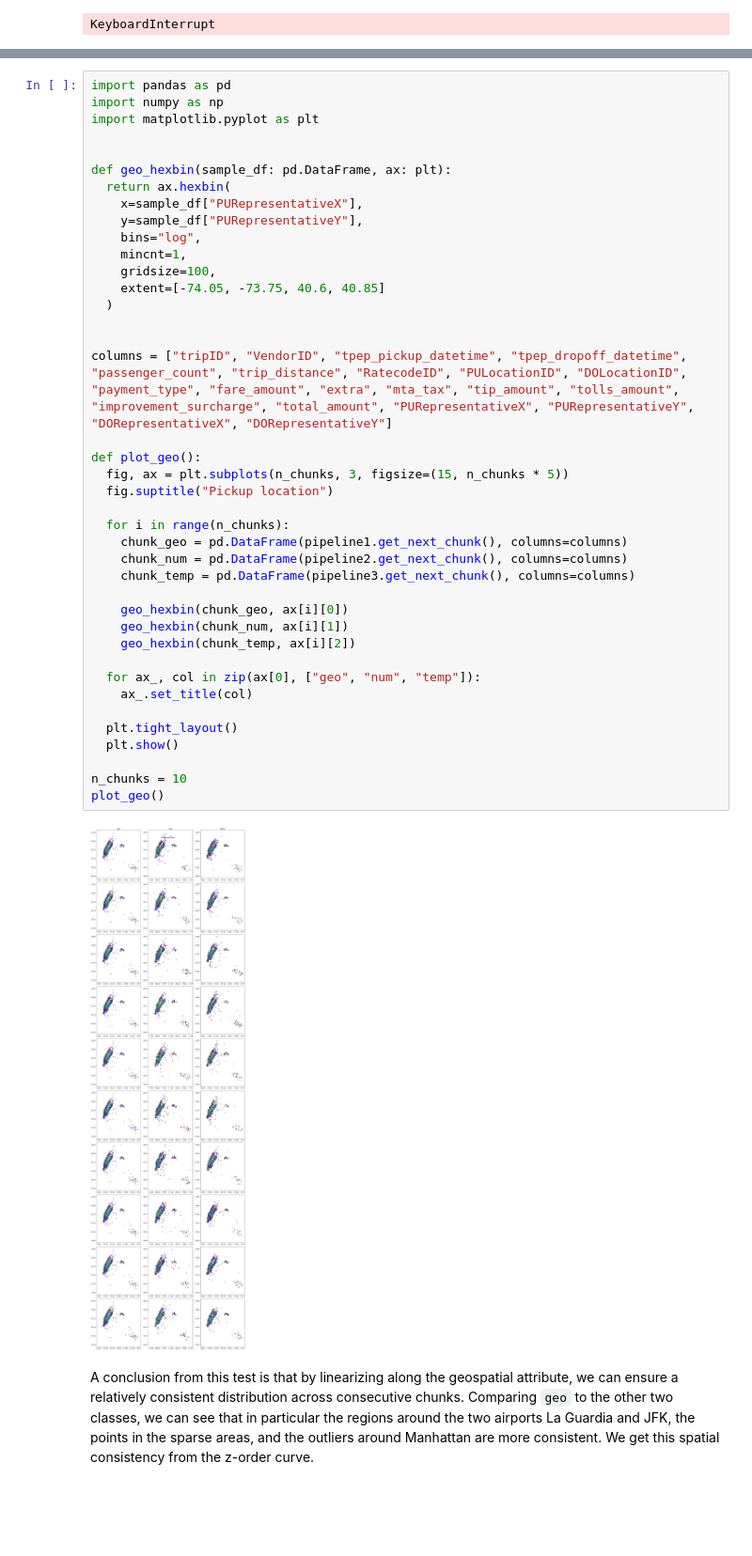
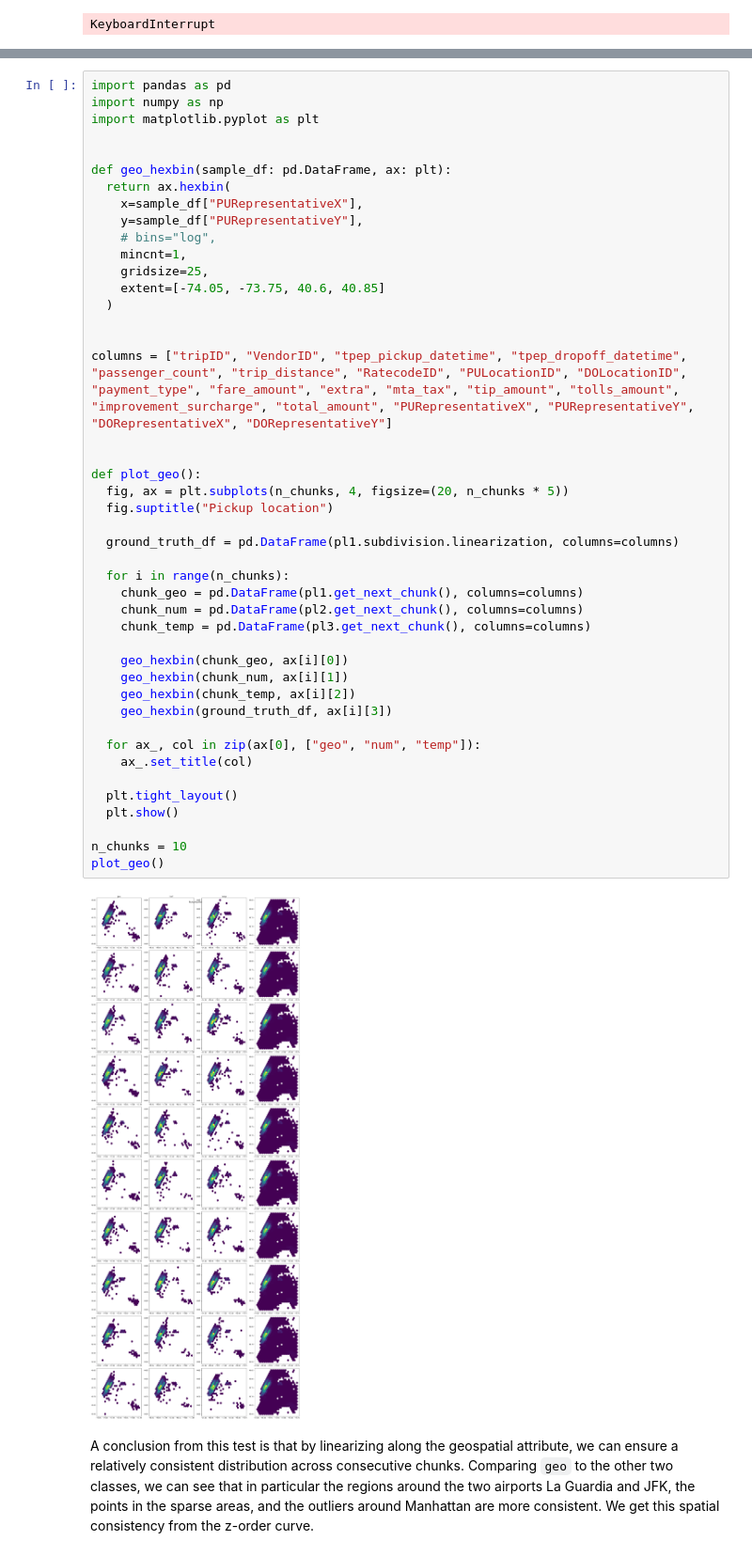
Before and after one commit to vis-au/prosample, a Jupyter notebook: server/pipeline/figures.ipynb, the cells around one changed output, grey strips where cells are left out. Shown at 94% size. Cells and saved outputs as stored; diff of their text form; blank space fills up the shorter version.

```diff
--- a/server/pipeline/figures.ipynb
+++ b/server/pipeline/figures.ipynb
@@ -304,40 +434,44 @@ import matplotlib.pyplot as plt
 
 def geo_hexbin(sample_df: pd.DataFrame, ax: plt):
   return ax.hexbin(
     x=sample_df["PURepresentativeX"],
     y=sample_df["PURepresentativeY"],
-    bins="log",
+    # bins="log",
     mincnt=1,
-    gridsize=100,
+    gridsize=25,
     extent=[-74.05, -73.75, 40.6, 40.85]
   )
 
 
 columns = ["tripID", "VendorID", "tpep_pickup_datetime", "tpep_dropoff_datetime", "passenger_count", "trip_distance", "RatecodeID", "PULocationID", "DOLocationID", "payment_type", "fare_amount", "extra", "mta_tax", "tip_amount", "tolls_amount", "improvement_surcharge", "total_amount", "PURepresentativeX", "PURepresentativeY", "DORepresentativeX", "DORepresentativeY"]
 
+
 def plot_geo():
-  fig, ax = plt.subplots(n_chunks, 3, figsize=(15, n_chunks * 5))
+  fig, ax = plt.subplots(n_chunks, 4, figsize=(20, n_chunks * 5))
   fig.suptitle("Pickup location")
 
+  ground_truth_df = pd.DataFrame(pl1.subdivision.linearization, columns=columns)
+
   for i in range(n_chunks):
-    chunk_geo = pd.DataFrame(pipeline1.get_next_chunk(), columns=columns)
-    chunk_num = pd.DataFrame(pipeline2.get_next_chunk(), columns=columns)
-    chunk_temp = pd.DataFrame(pipeline3.get_next_chunk(), columns=columns)
+    chunk_geo = pd.DataFrame(pl1.get_next_chunk(), columns=columns)
+    chunk_num = pd.DataFrame(pl2.get_next_chunk(), columns=columns)
+    chunk_temp = pd.DataFrame(pl3.get_next_chunk(), columns=columns)
 
     geo_hexbin(chunk_geo, ax[i][0])
     geo_hexbin(chunk_num, ax[i][1])
     geo_hexbin(chunk_temp, ax[i][2])
+    geo_hexbin(ground_truth_df, ax[i][3])
 
   for ax_, col in zip(ax[0], ["geo", "num", "temp"]):
     ax_.set_title(col)
 
   plt.tight_layout()
   plt.show()
 
 n_chunks = 10
 plot_geo()
 # %% [output]
-[figure, old version]
+[figure, new version]
 # %% [markdown]
 A conclusion from this test is that by linearizing along the geospatial attribute, we can ensure a relatively consistent distribution across consecutive chunks.
 Comparing `geo` to the other two classes, we can see that in particular the regions around the two airports La Guardia and JFK, the points in the sparse areas, and the outliers around Manhattan are more consistent.
```
Also changed, not shown: parts of 9 cells of this notebook, 1 other file.
